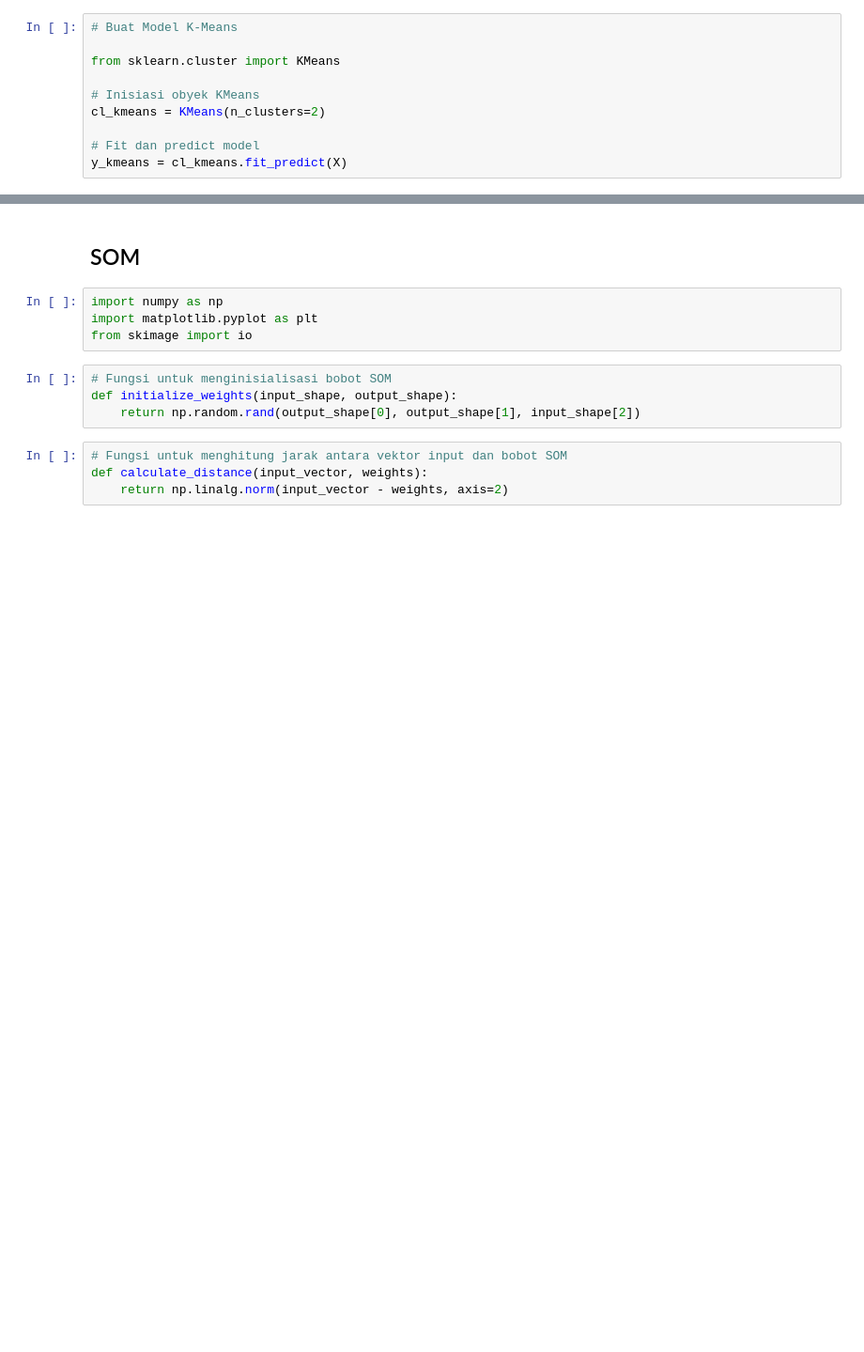
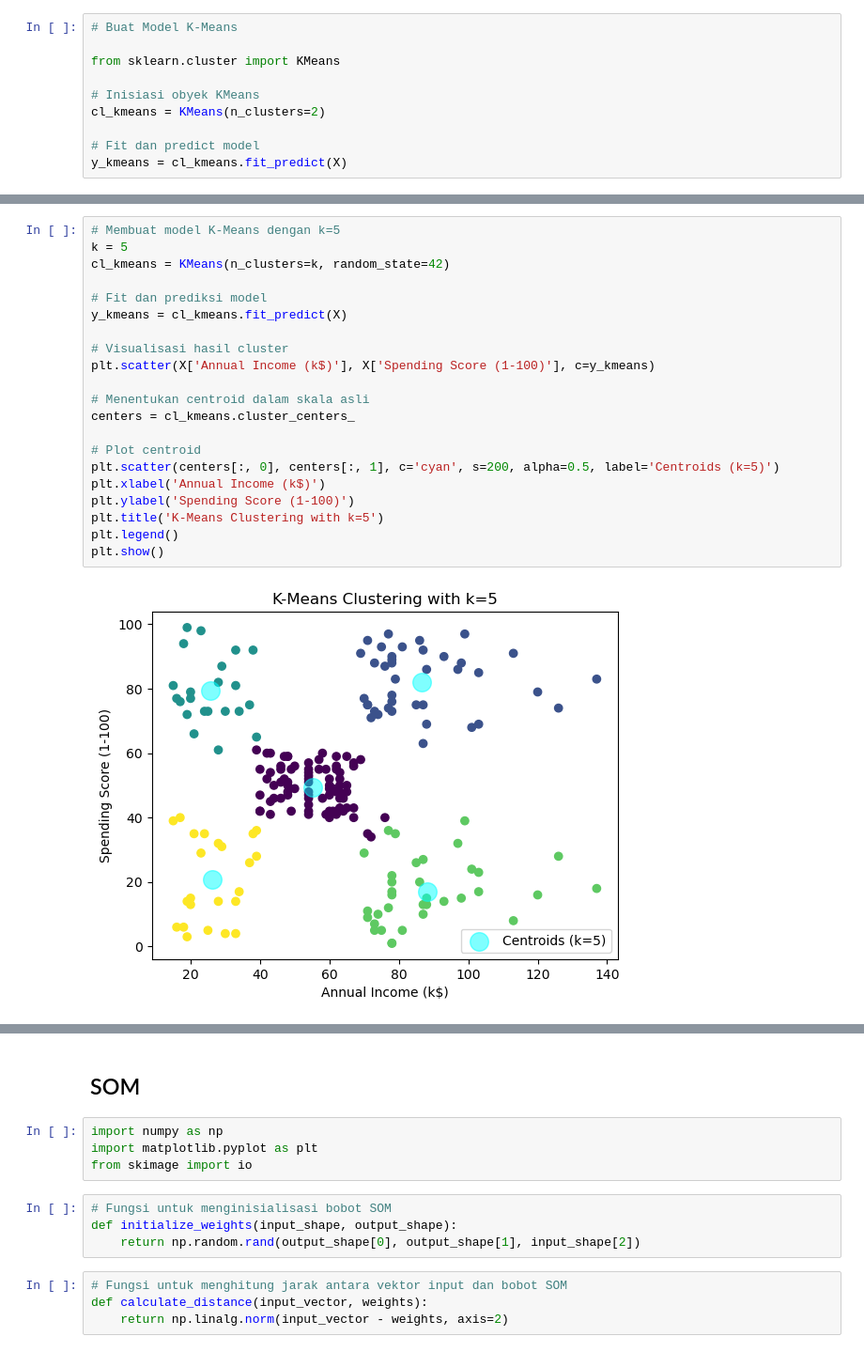
Before and after one commit to mandesss/PembelajaranMesin_2024, a Jupyter notebook: P7/tugas-praktikum.ipynb, the cells around one changed output, grey strips where cells are left out. Shown at 94% size. Saved outputs shown, nothing was run; the diff lists cells and outputs as text; blank space fills up the shorter version.

```diff
--- a/P7/tugas-praktikum.ipynb
+++ b/P7/tugas-praktikum.ipynb
@@ -75,0 +116,23 @@ Nilai SSE: 87179.72383252817
+# %%
+# Membuat model K-Means dengan k=5
+k = 5
+cl_kmeans = KMeans(n_clusters=k, random_state=42)
+
+# Fit dan prediksi model
+y_kmeans = cl_kmeans.fit_predict(X)
+
+# Visualisasi hasil cluster
+plt.scatter(X['Annual Income (k$)'], X['Spending Score (1-100)'], c=y_kmeans)
+
+# Menentukan centroid dalam skala asli
+centers = cl_kmeans.cluster_centers_
+
+# Plot centroid
+plt.scatter(centers[:, 0], centers[:, 1], c='cyan', s=200, alpha=0.5, label='Centroids (k=5)')
+plt.xlabel('Annual Income (k$)')
+plt.ylabel('Spending Score (1-100)')
+plt.title('K-Means Clustering with k=5')
+plt.legend()
+plt.show()
+# %% [output]
+[figure, added]
```
Also changed, not shown: parts of 7 cells of this notebook.
